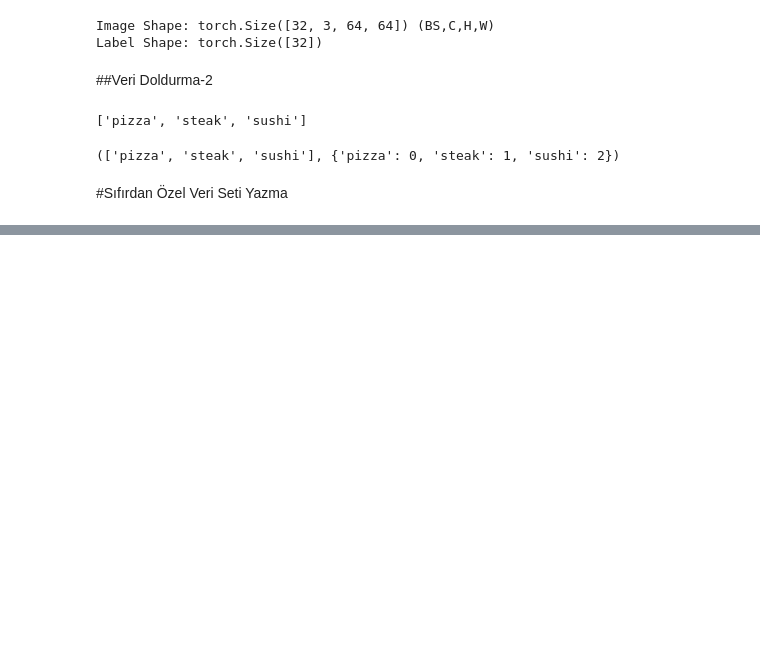
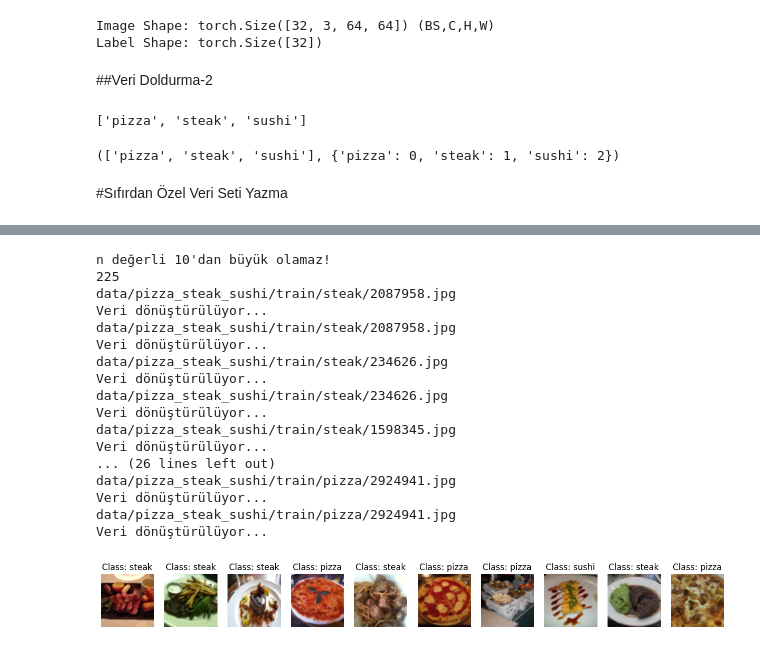
Before and after one commit to ugursirvermez/PyTorch_Education, a Jupyter notebook: 06_pytorch_custom_datasets.ipynb, the cells around one changed output, grey strips where cells are left out. Drawn from its saved outputs; the diff is of its cells as text; code cells hidden in the pictures; blank space fills up the shorter version.

```diff
--- a/06_pytorch_custom_datasets.ipynb
+++ b/06_pytorch_custom_datasets.ipynb
@@ -218,0 +344,22 @@ find_classes(target_directory)
+# %%
+#ImageFolderCustom alt sınıfına ait veri setinden veri çekelim.
+display_random_images(train_data_custom, n=20, classes=class_names, seed=None)
+# %% [output]
+n değerli 10'dan büyük olamaz!
+225
+data/pizza_steak_sushi/train/steak/2087958.jpg
+Veri dönüştürülüyor...
+data/pizza_steak_sushi/train/steak/2087958.jpg
+Veri dönüştürülüyor...
+data/pizza_steak_sushi/train/steak/234626.jpg
+Veri dönüştürülüyor...
+data/pizza_steak_sushi/train/steak/234626.jpg
+Veri dönüştürülüyor...
+data/pizza_steak_sushi/train/steak/1598345.jpg
+Veri dönüştürülüyor...
+... (26 lines left out)
+data/pizza_steak_sushi/train/pizza/2924941.jpg
+Veri dönüştürülüyor...
+data/pizza_steak_sushi/train/pizza/2924941.jpg
+Veri dönüştürülüyor...
+[figure, added]
```
Also changed, not shown: parts of 8 cells of this notebook.
